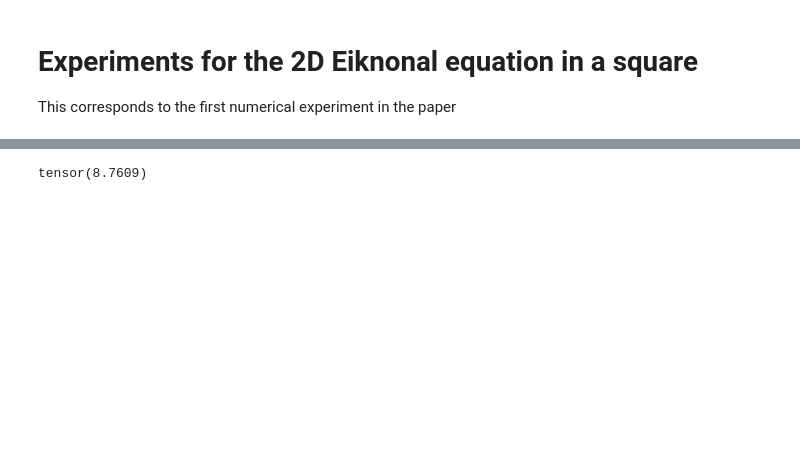
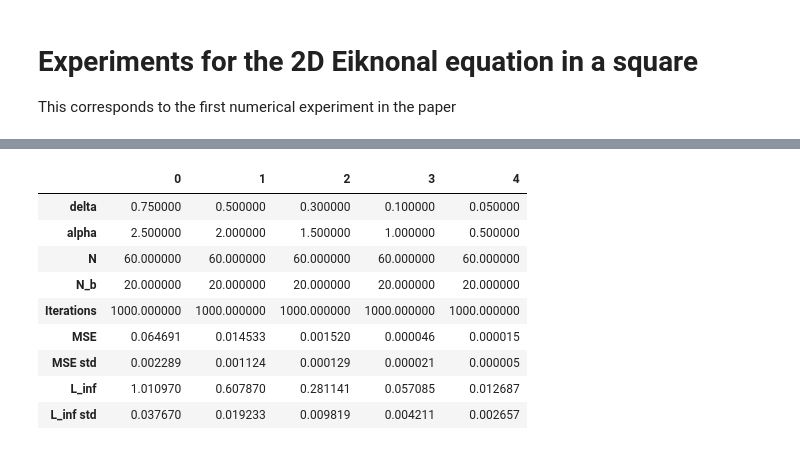
Before and after one commit to utkaiser/HamiltonJacobi_LeastSquares_LxF_NNs, a Jupyter notebook: Notebooks_revised/Eikonal_2d.ipynb, the cells around one changed output, grey strips where cells are left out. Saved outputs shown, nothing was run; the diff lists cells and outputs as text; code cells hidden in the pictures; blank space fills up the shorter version.

```diff
--- a/Notebooks_revised/Eikonal_2d.ipynb
+++ b/Notebooks_revised/Eikonal_2d.ipynb
@@ -160,4 +170,32 @@ plt.show()
-# %%
-print(run_time_history.sum(-1).mean())
-# %% [output]
-tensor(8.7609)
+# %%
+MSE_average = MSE_history.mean(0)
+MSE_std = MSE_history.std(0)
+
+Linf_average = L_inf_error_history.mean(0)
+Linf_std = L_inf_error_history.std(0)
+import pandas as pd
+import numpy as np
+
+training_features = pd.DataFrame({'delta': delta_list,
+                                  'alpha': alpha_list,
+                                  'N': N_col_list,
+                                  'N_b': N_b_list,
+                                  'Iterations': num_iterations_list,
+                                  'MSE': np.array(MSE_average),
+                                  'MSE std': np.array(MSE_std),
+                                  'L_inf': np.array(Linf_average),
+                                  'L_inf std': np.array(Linf_std)
+                                 })
+
+display(training_features.transpose())
+# %% [output]
+|  | 0 | 1 | 2 | 3 | 4 |
+| delta | 0.750000 | 0.500000 | 0.300000 | 0.100000 | 0.050000 |
+| alpha | 2.500000 | 2.000000 | 1.500000 | 1.000000 | 0.500000 |
+| N | 60.000000 | 60.000000 | 60.000000 | 60.000000 | 60.000000 |
+| N_b | 20.000000 | 20.000000 | 20.000000 | 20.000000 | 20.000000 |
+| Iterations | 1000.000000 | 1000.000000 | 1000.000000 | 1000.000000 | 1000.000000 |
+| MSE | 0.064691 | 0.014533 | 0.001520 | 0.000046 | 0.000015 |
+| MSE std | 0.002289 | 0.001124 | 0.000129 | 0.000021 | 0.000005 |
+| L_inf | 1.010970 | 0.607870 | 0.281141 | 0.057085 | 0.012687 |
+| L_inf std | 0.037670 | 0.019233 | 0.009819 | 0.004211 | 0.002657 |
```
Also changed, not shown: parts of 3 cells of this notebook, 1 other file.
